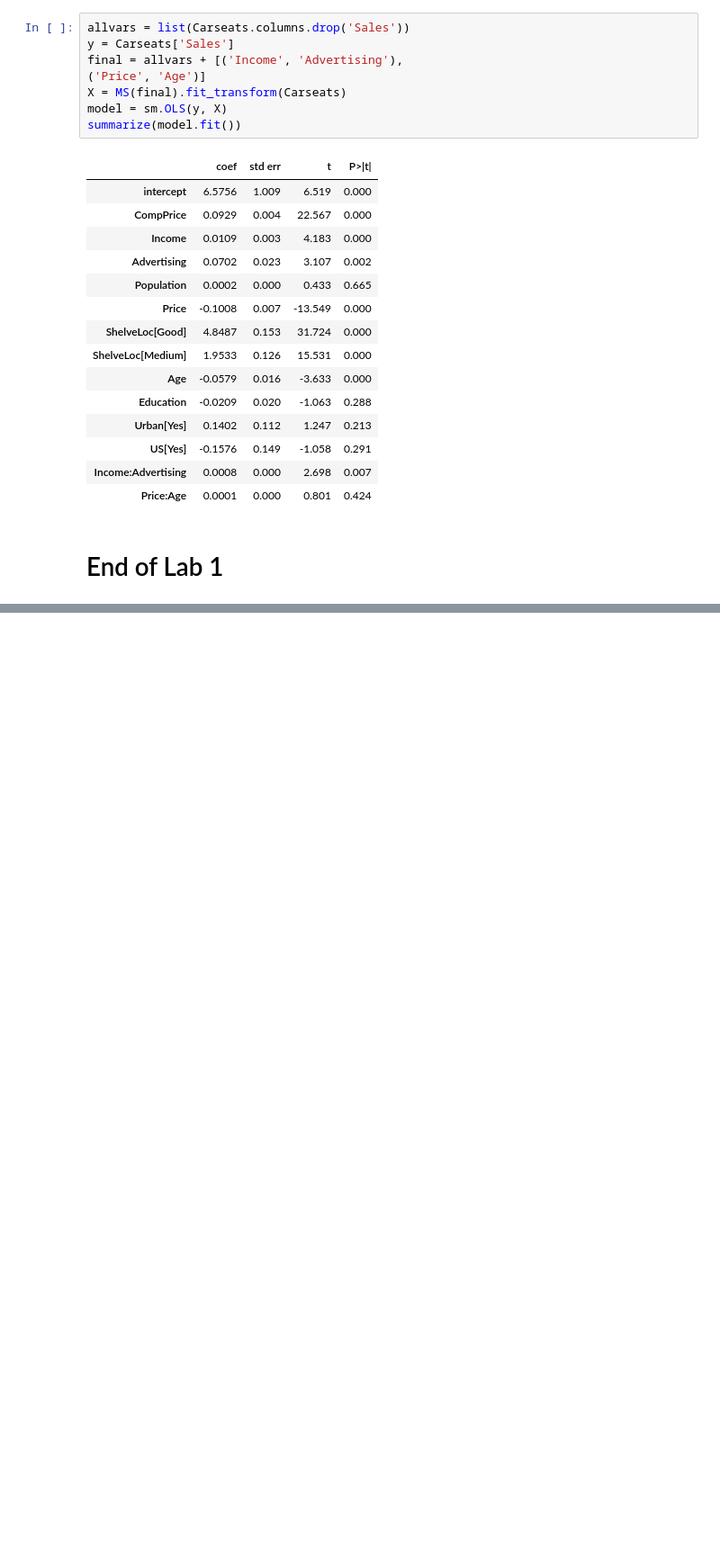
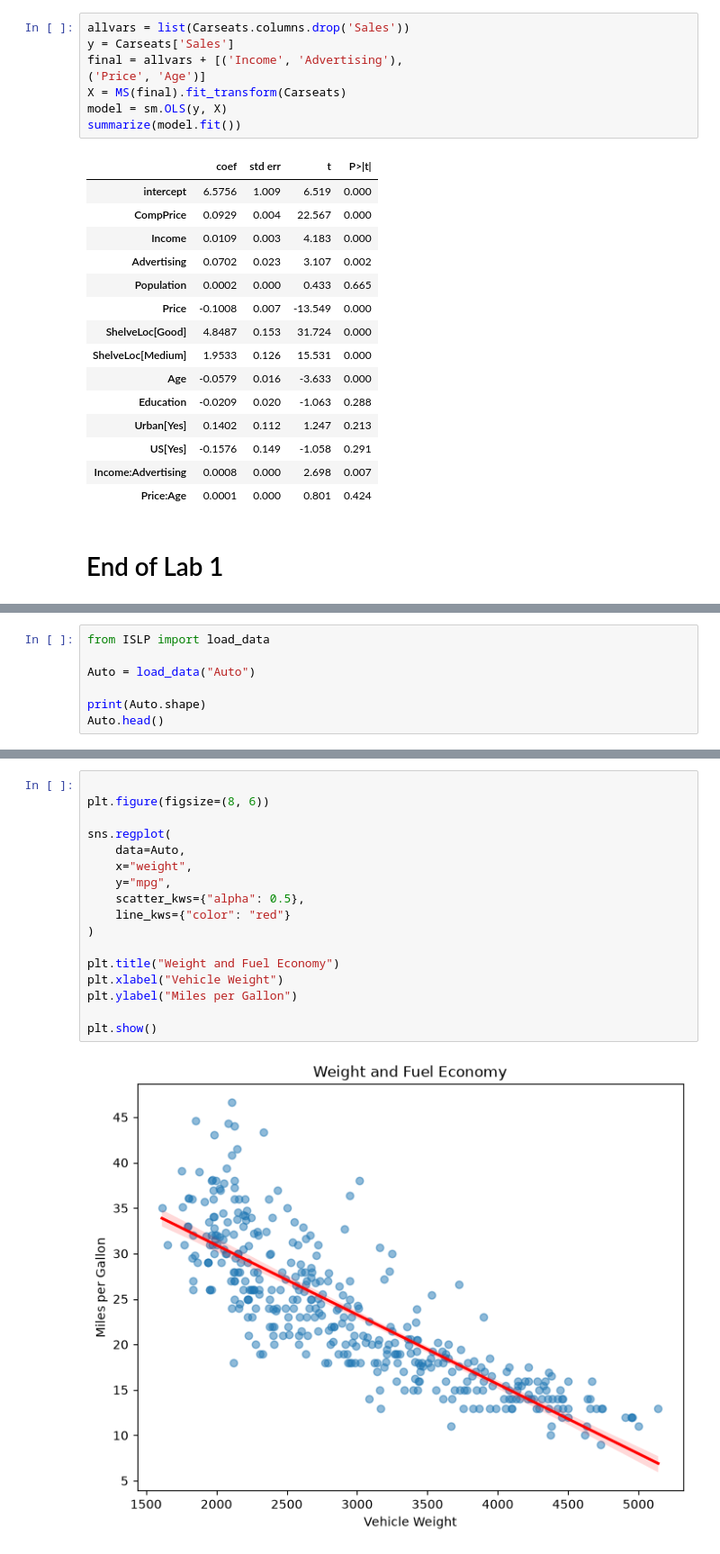
Before and after one commit to kaberuka89-cmd/Data-Mining-Labs, a Jupyter notebook: Lab1.ipynb, the cells around one changed output, grey strips where cells are left out. Shown at 90% size. Cells and saved outputs as stored; diff of their text form; blank space fills up the shorter version.

```diff
--- a/Lab1.ipynb
+++ b/Lab1.ipynb
@@ -365,0 +368,7 @@ summarize(model.fit())
+# %%
+from ISLP import load_data
+
+Auto = load_data("Auto")
+
+print(Auto.shape)
+Auto.head()
@@ -365,0 +563,19 @@ summarize(model.fit())
+# %%
+
+plt.figure(figsize=(8, 6))
+
+sns.regplot(
+    data=Auto,
+    x="weight",
+    y="mpg",
+    scatter_kws={"alpha": 0.5},
+    line_kws={"color": "red"}
+)
+
+plt.title("Weight and Fuel Economy")
+plt.xlabel("Vehicle Weight")
+plt.ylabel("Miles per Gallon")
+
+plt.show()
+# %% [output]
+[figure, added]
```
Also changed, not shown: parts of 43 cells of this notebook.
